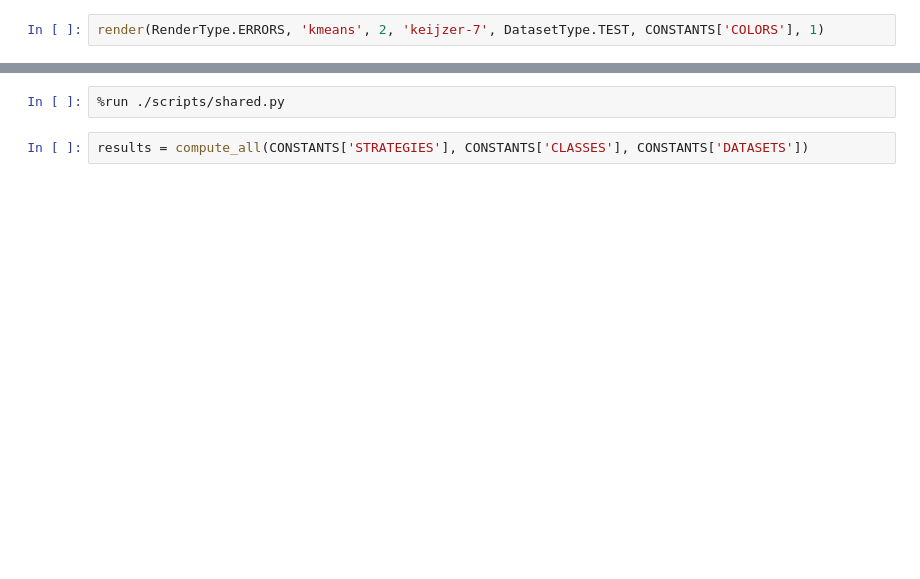
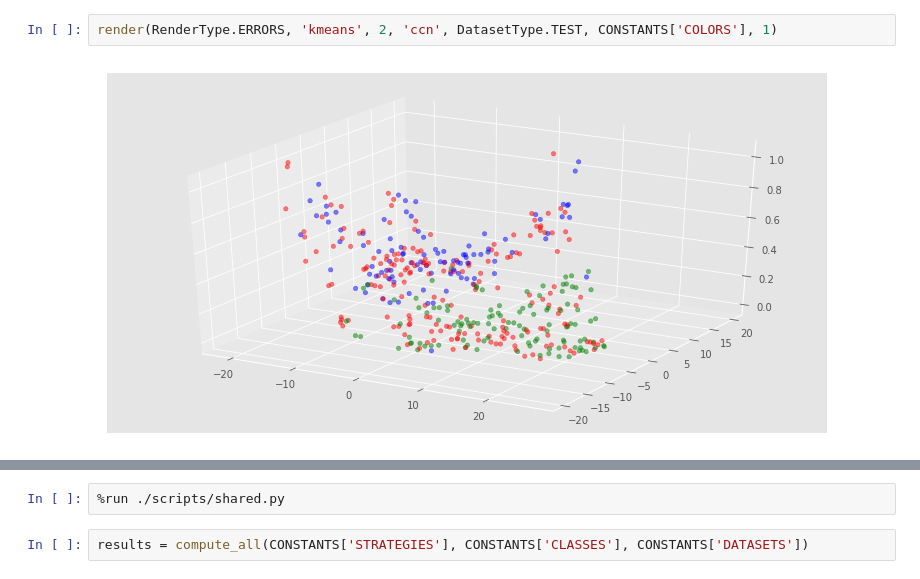
Before and after one commit to casadei/gsgp-gd, a Jupyter notebook: reports/meeting-4.ipynb, the cells around one changed output, grey strips where cells are left out. Saved outputs shown, nothing was run; the diff lists cells and outputs as text; blank space fills up the shorter version.

```diff
--- a/reports/meeting-4.ipynb
+++ b/reports/meeting-4.ipynb
@@ -11,3 +16,5 @@ render(RenderType.INDIVIDUALS, 'kernel-kmeans', 4, 'vladislavleva-1', DatasetTyp
 # %%
-render(RenderType.ERRORS, 'kmeans', 2, 'keijzer-7', DatasetType.TEST, CONSTANTS['COLORS'], 1)
+render(RenderType.ERRORS, 'kmeans', 2, 'ccn', DatasetType.TEST, CONSTANTS['COLORS'], 1)
+# %% [output]
+[figure, added]
 # %%
```
Also changed, not shown: parts of 21 cells of this notebook, 5 other files.
